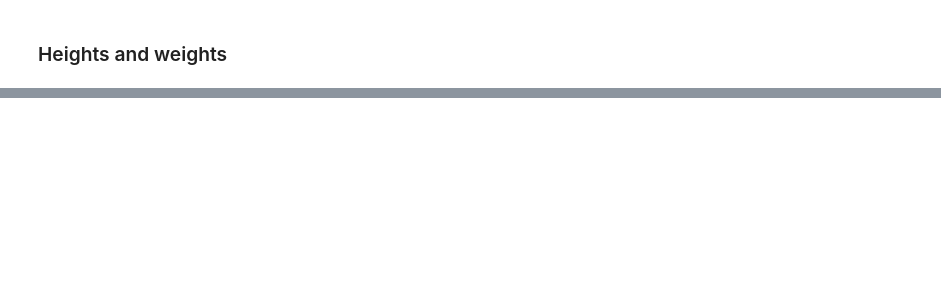
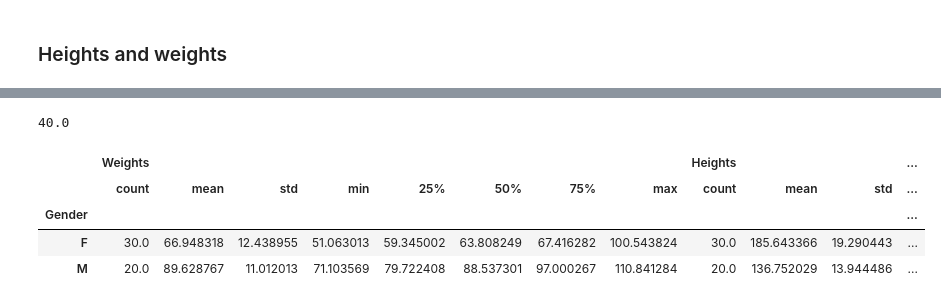
Before and after one commit to susiejojo/Assignment_Week2, a Jupyter notebook: Part3.ipynb, the cells around one changed output, grey strips where cells are left out. Saved outputs shown, nothing was run; the diff lists cells and outputs as text; code cells hidden in the pictures; blank space fills up the shorter version.

```diff
--- a/Part3.ipynb
+++ b/Part3.ipynb
@@ -76,0 +74,12 @@ plt.scatter(df['Gender'],df['Heights'])
+# %%
+(df[df['Gender']=='M'].count()/df['Gender'].count()*100)['Gender']
+# %% [output]
+40.0
+# %%
+df.groupby('Gender').describe()
+# %% [output]
+|  | Weights |  |  |  |  |  |  |  | Heights |  |  | ... |
+|  | count | mean | std | min | 25% | 50% | 75% | max | count | mean | std | ... |
+| Gender |  |  |  |  |  |  |  |  |  |  |  | ... |
+| F | 30.0 | 66.948318 | 12.438955 | 51.063013 | 59.345002 | 63.808249 | 67.416282 | 100.543824 | 30.0 | 185.643366 | 19.290443 | ... |
+| M | 20.0 | 89.628767 | 11.012013 | 71.103569 | 79.722408 | 88.537301 | 97.000267 | 110.841284 | 20.0 | 136.752029 | 13.944486 | ... |
```
Also changed, not shown: parts of 5 cells of this notebook.
